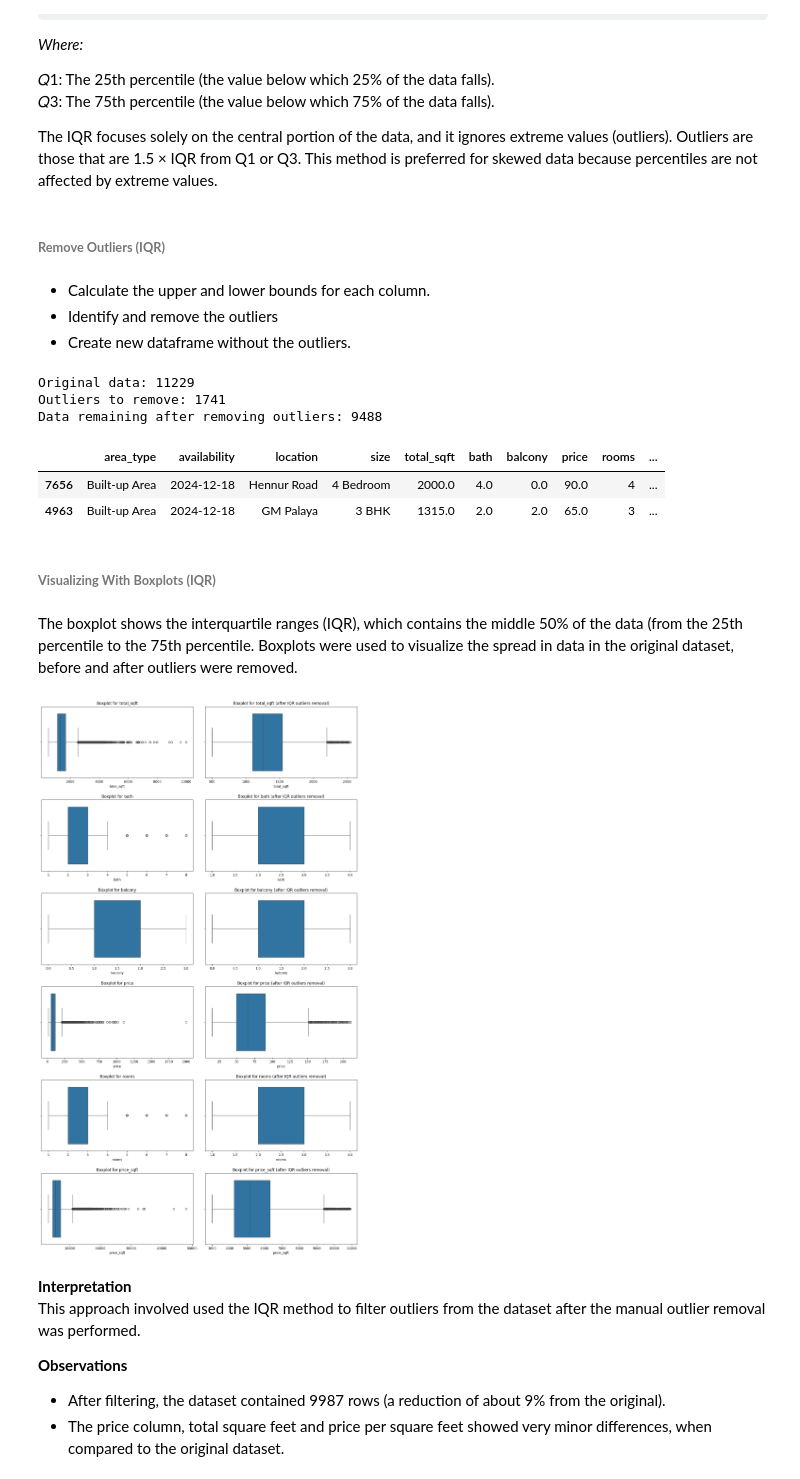
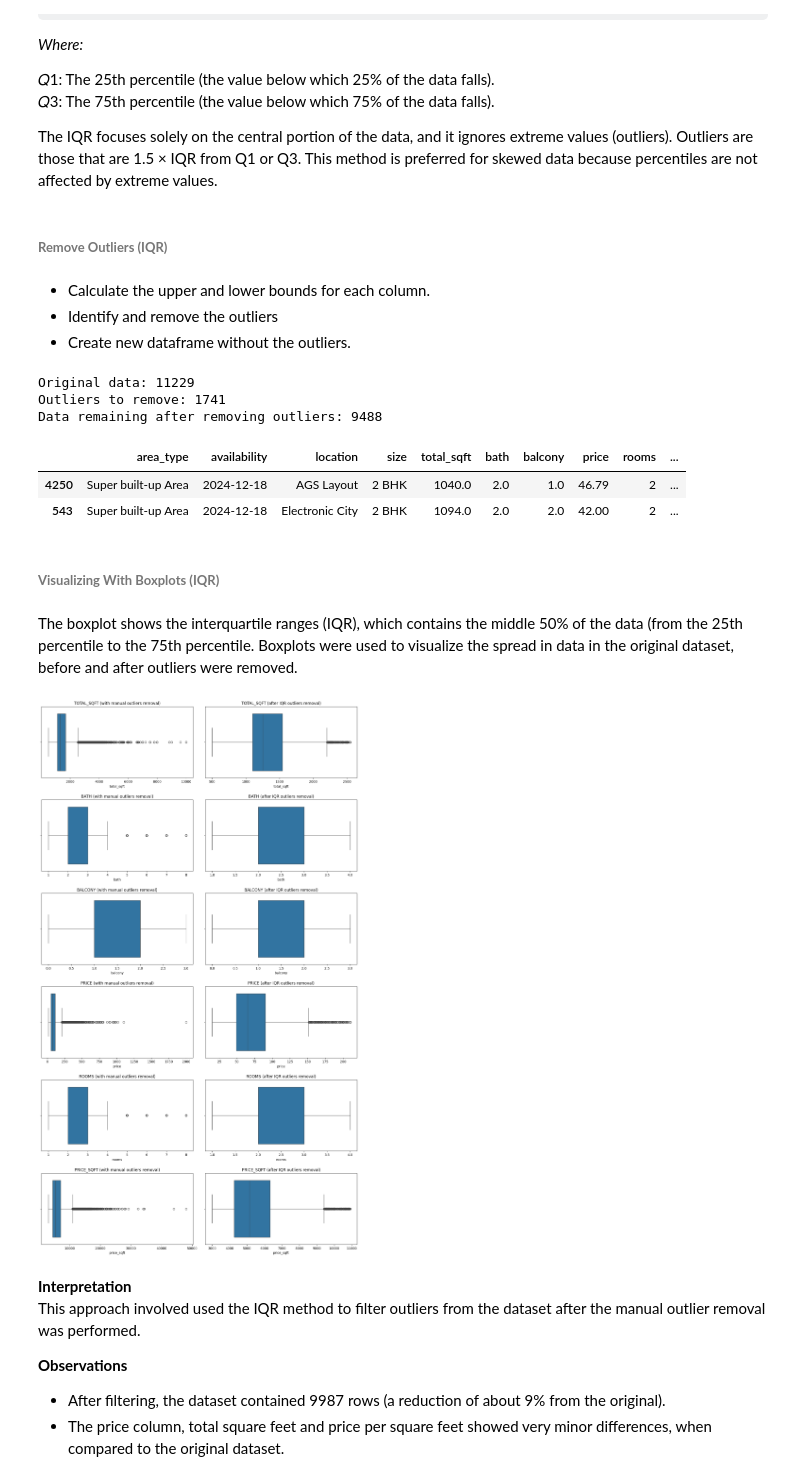
Before and after one commit to paulinebanye/bengaluru_prediction, a Jupyter notebook: Bangalaru_House_prices_prediction.ipynb, the cells around one changed output. Drawn from its saved outputs; the diff is of its cells as text; code cells hidden in the pictures; some formulas as TeX source.

```diff
--- a/Bangalaru_House_prices_prediction.ipynb
+++ b/Bangalaru_House_prices_prediction.ipynb
@@ -158,5 +158,5 @@ pd.set_option('display.max_colwidth', None) # prevent truncation of string field
 # %%
-df_original = pd.read_csv("../database/bengaluru_house_prices.csv")
+df_original = pd.read_csv("database/bengaluru_house_prices.csv")
 # %% [markdown]
 ##### **Create A Backup Dataframe**
 # %%
@@ -584,9 +586,17 @@ Handling duplicates involves identifying and removing duplicate entries in a dat
 # %%
 # Remove duplicate rows if there are any present in the dataframe
 if df.duplicated().sum() > 0:
-    print(f'''\nDuplicates present: {df.duplicated().sum()}\nLength before dropping duplicates: {df.shape[0]}''')
+    print(f'''
+    Duplicates present: {df.duplicated().sum()}
+    Length before dropping duplicates: {df.shape[0]}
+    ''')
     df.drop_duplicates(inplace=True)
-    print(f'''Length after dropping duplicates: {df.shape[0]}''')
+    print(f'''
+    Length after dropping duplicates: {df.shape[0]}
+    ''')
 else:
-    print(f'''Total Duplicates: {df.duplicated().sum()}\nNo duplicates present!\nNo. of rows in dataframe: {df.shape[0]}''')
+    print(f'''
+    Total Duplicates: {df.duplicated().sum()}
+    No. of rows in dataframe: {df.shape[0]}
+    ''')
 # %% [output]
@@ -1090,7 +1097,8 @@ columns, titles = [], []
 # interleave columns and titles directly
 for col in num_columns:
     columns.extend([df[col], df1[col]]) # add column data alternately
-    titles.extend([f"Boxplot for {col}", f"Boxplot for {col} (after manual outlier removal)"]) # add titles
+    titles.extend([f"{str.upper(col)} (original)",
+                   f"{str.upper(col)} (after manual outlier removal)"]) # add titles
 
 # grid size (6 rows, 2 columns)
 rows, cols = 6, 2
@@ -1139,7 +1147,7 @@ $$**
 
 The IQR focuses solely on the central portion of the data, and it ignores extreme values (outliers). Outliers are those that are 1.5 × IQR from Q1 or Q3. This method is preferred for skewed data because percentiles are not affected by extreme values.
 # %% [markdown]
-###### **Remove Outliers (IQR)**
+###### <font size=2>**Remove Outliers (IQR)**</font>
 # %% [markdown]
 - Calculate the upper and lower bounds for each column.
 - Identify and remove the outliers
@@ -1180,10 +1188,10 @@ Original data: 11229
 Outliers to remove: 1741
 Data remaining after removing outliers: 9488
 |  | area_type | availability | location | size | total_sqft | bath | balcony | price | rooms | ... |
-| 7656 | Built-up Area | 2024-12-18 | Hennur Road | 4 Bedroom | 2000.0 | 4.0 | 0.0 | 90.0 | 4 | ... |
-| 4963 | Built-up Area | 2024-12-18 | GM Palaya | 3 BHK | 1315.0 | 2.0 | 2.0 | 65.0 | 3 | ... |
+| 4250 | Super built-up Area | 2024-12-18 | AGS Layout | 2 BHK | 1040.0 | 2.0 | 1.0 | 46.79 | 2 | ... |
+| 543 | Super built-up Area | 2024-12-18 | Electronic City | 2 BHK | 1094.0 | 2.0 | 2.0 | 42.00 | 2 | ... |
 # %% [markdown]
-###### **Visualizing With Boxplots (IQR)**
+###### <font size=2>**Visualizing With Boxplots (IQR)**</font>
 # %% [markdown]
 The boxplot shows the interquartile ranges (IQR), which contains the middle 50% of the data (from the 25th percentile to the 75th percentile. Boxplots were used to visualize the spread in data in the original dataset, before and after outliers were removed.
 # %%
@@ -1192,36 +1200,36 @@ num_columns = df2.select_dtypes(include='number').columns
 
 # initialize lists
 columns, titles = [], []
 
 # interleave columns and titles directly
 for col in num_columns:
     columns.extend([df1[col], df2[col]]) # add column data alternately
     titles.extend(
-        [f"Boxplot for {col} (after manual outliers removal)",
-         f"Boxplot for {col} (after IQR outliers removal)"]
+        [f"{str.upper(col)} (with manual outliers removal)",
+         f"{str.upper(col)} (after IQR outliers removal)"]
     ) # add titles
 
 # grid size (6 rows, 2 columns)
 rows, cols = 6, 2
 
 # create 2 boxplots(subplots) side by side
 fig, axes = plt.subplots(rows, cols, figsize=(14, 24))
 
 # flatten axes
 axes = axes.flatten()
 
 for col, title, ax in zip(columns, titles, axes):
     sns.boxplot(
         data=col,
         orient='h',
         ax=ax
     )
     ax.set_title(title)
 
 plt.tight_layout(pad=2.0)
 plt.show()
 # %% [output]
-[figure, old version]
+[figure, new version]
 # %% [markdown]
 **Interpretation**\
 This approach involved used the IQR method to filter outliers from the dataset after the manual outlier removal was performed.
```
Also changed, not shown: parts of 73 cells of this notebook, 2 other files.
